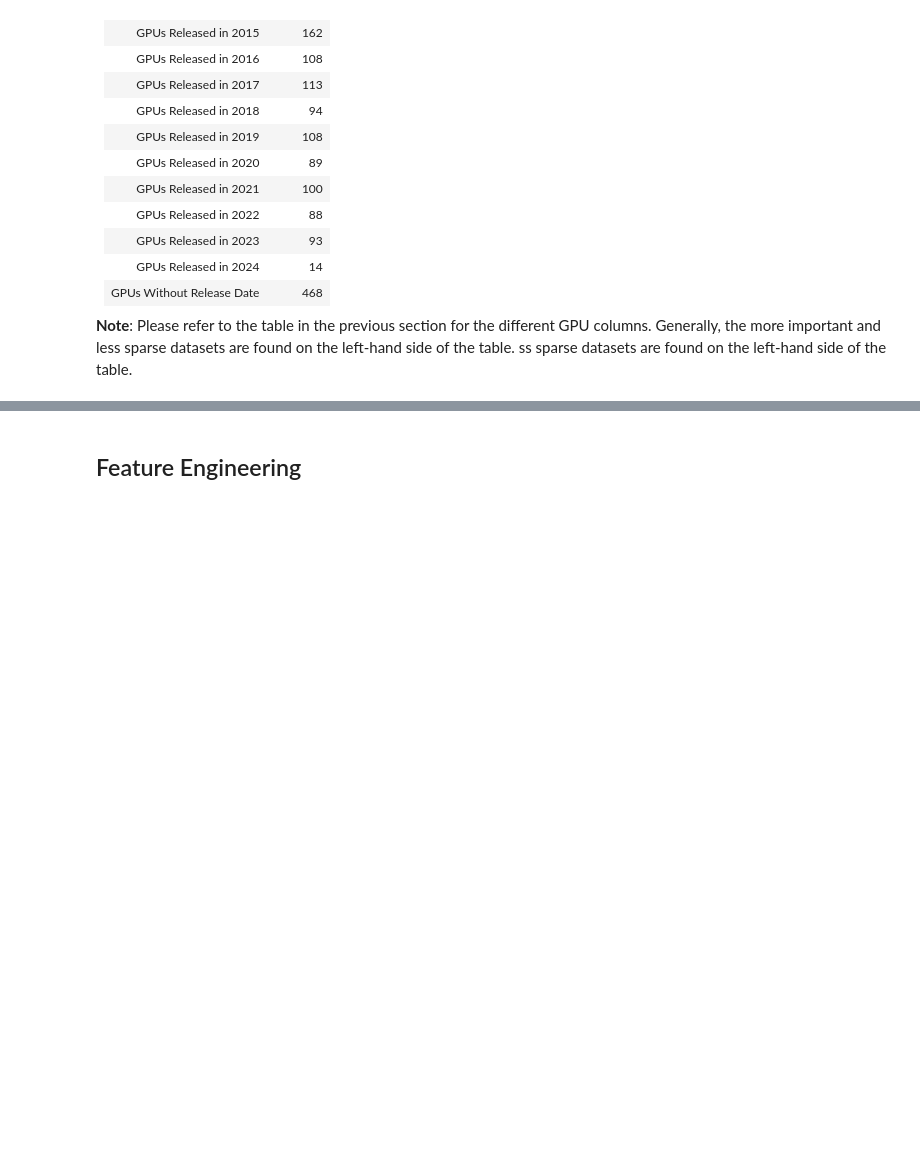
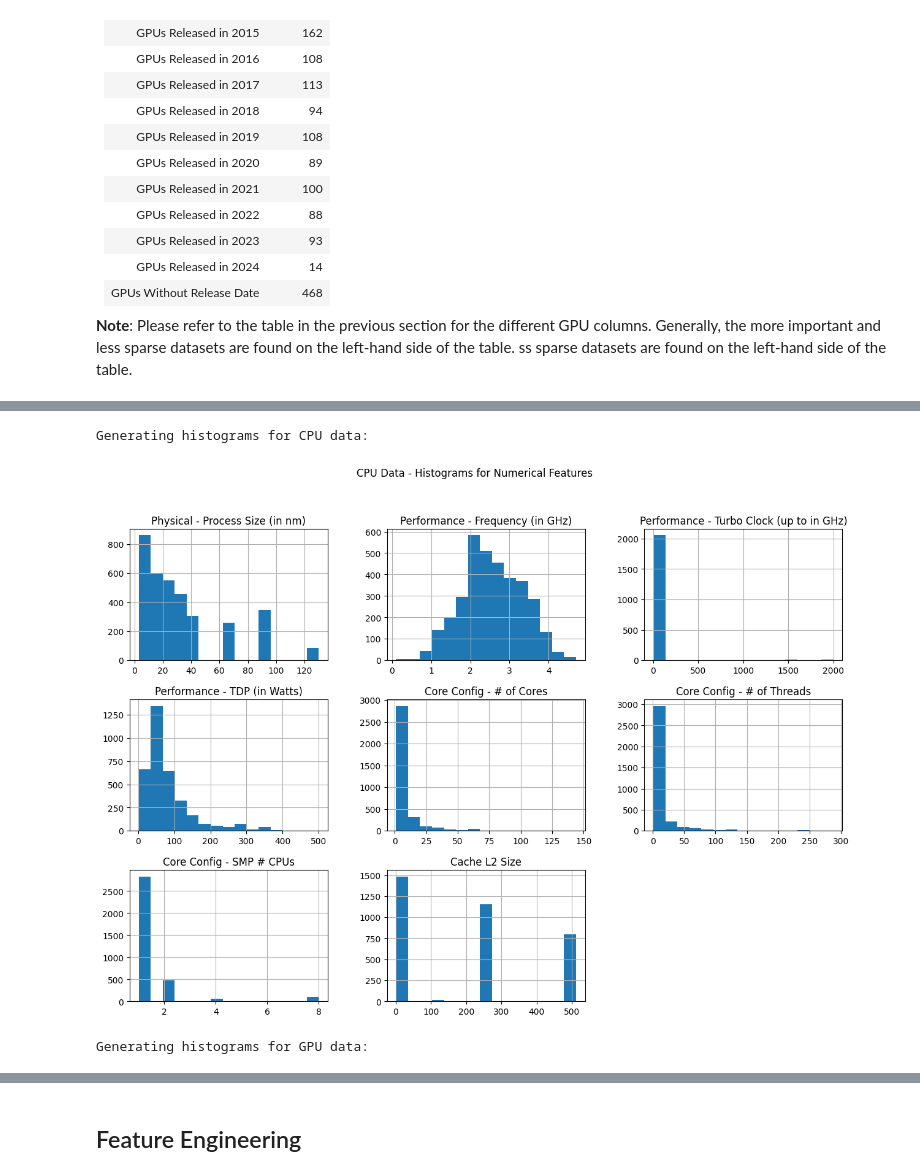
Before and after one commit to Mosh333/csca5622_final_project, a Jupyter notebook: notebooks/CSCA5622_FinalProject_ComputerHardwareExploration.ipynb, the cells around one changed output, grey strips where cells are left out. Saved outputs shown, nothing was run; the diff lists cells and outputs as text; code cells hidden in the pictures; blank space fills up the shorter version.

Commit message:
Some visualization code, will need tweaking

```diff
--- a/notebooks/CSCA5622_FinalProject_ComputerHardwareExploration.ipynb
+++ b/notebooks/CSCA5622_FinalProject_ComputerHardwareExploration.ipynb
@@ -328,0 +370,80 @@ The same process of cleaning will be applied to other columns where similar issu
+# %%
+import pandas as pd
+import matplotlib.pyplot as plt
+import seaborn as sns
+from sklearn.ensemble import RandomForestRegressor
+
+# Load the cleaned data
+cpu_data = pd.read_excel('../src/cpu_data_cleaned.xlsx')
+gpu_data = pd.read_excel('../src/gpu_data_cleaned.xlsx')
+
+# Set display options to show all columns
+pd.set_option('display.max_columns', None)
+
+# Histograms for numerical features
+def plot_histograms(data, dataset_name):
+    numeric_columns = data.select_dtypes(include=['float64', 'int64']).columns
+    data[numeric_columns].hist(bins=15, figsize=(15, 10))
+    plt.suptitle(f'{dataset_name} - Histograms for Numerical Features')
+    plt.show()
+
+# Correlation Matrix
+def plot_correlation_matrix(data, dataset_name):
+    numeric_columns = data.select_dtypes(include=['float64', 'int64']).columns
+    corr_matrix = data[numeric_columns].corr()
+    plt.figure(figsize=(10, 8))
+    sns.heatmap(corr_matrix, annot=True, cmap='coolwarm', fmt='.2f', linewidths=0.5)
+    plt.title(f'{dataset_name} - Correlation Matrix')
+    plt.show()
+
+# Feature Importance using RandomForest
+def plot_feature_importance(data, target_column, dataset_name):
+    numeric_columns = data.select_dtypes(include=['float64', 'int64']).columns
+    X = data[numeric_columns].dropna()  # Handle NaNs in the dataset
+    y = X.pop(target_column)  # Target column for feature importance
+
+    model = RandomForestRegressor(n_estimators=100, random_state=0)
+    model.fit(X, y)
+
+    importances = model.feature_importances_
+    features = X.columns
+    feature_importance_df = pd.DataFrame({'Feature': features, 'Importance': importances})
+    feature_importance_df = feature_importance_df.sort_values(by='Importance', ascending=False)
+
+    plt.figure(figsize=(10, 6))
+    sns.barplot(x='Importance', y='Feature', data=feature_importance_df)
+    plt.title(f'{dataset_name} - Feature Importance')
+    plt.show()
+
+# Apply the functions to CPU and GPU data
+print("Generating histograms for CPU data:")
+plot_histograms(cpu_data, "CPU Data")
+
+print("Generating histograms for GPU data:")
+plot_histograms(gpu_data, "GPU Data")
+
+print("Generating correlation matrix for CPU data:")
+plot_correlation_matrix(cpu_data, "CPU Data")
+
+print("Generating correlation matrix for GPU data:")
+plot_correlation_matrix(gpu_data, "GPU Data")
+
+# Assuming 'Performance - Frequency' is the target feature for CPU and GPU performance
+print("Generating feature importance for CPU data:")
+plot_feature_importance(cpu_data, target_column='Performance - Frequency (in GHz)', dataset_name="CPU Data")
+
+print("Generating feature importance for GPU data:")
+# Replace 'Not Provided' with NaN, then fill with the median value
+gpu_data['Base Clock (in MHz)'] = pd.to_numeric(gpu_data['Base Clock (in MHz)'], errors='coerce')
+
+# Calculate the median value
+median_value = gpu_data['Base Clock (in MHz)'].median()
+
+# Use a more explicit method to avoid the warning
+gpu_data.loc[:, 'Base Clock (in MHz)'] = gpu_data['Base Clock (in MHz)'].fillna(median_value)
+
+plot_feature_importance(gpu_data, target_column='Base Clock (in MHz)', dataset_name="GPU Data")
+# %% [output]
+Generating histograms for CPU data:
+[figure, added]
+Generating histograms for GPU data:
```
Also changed, not shown: parts of 6 cells of this notebook, 2 other files.
